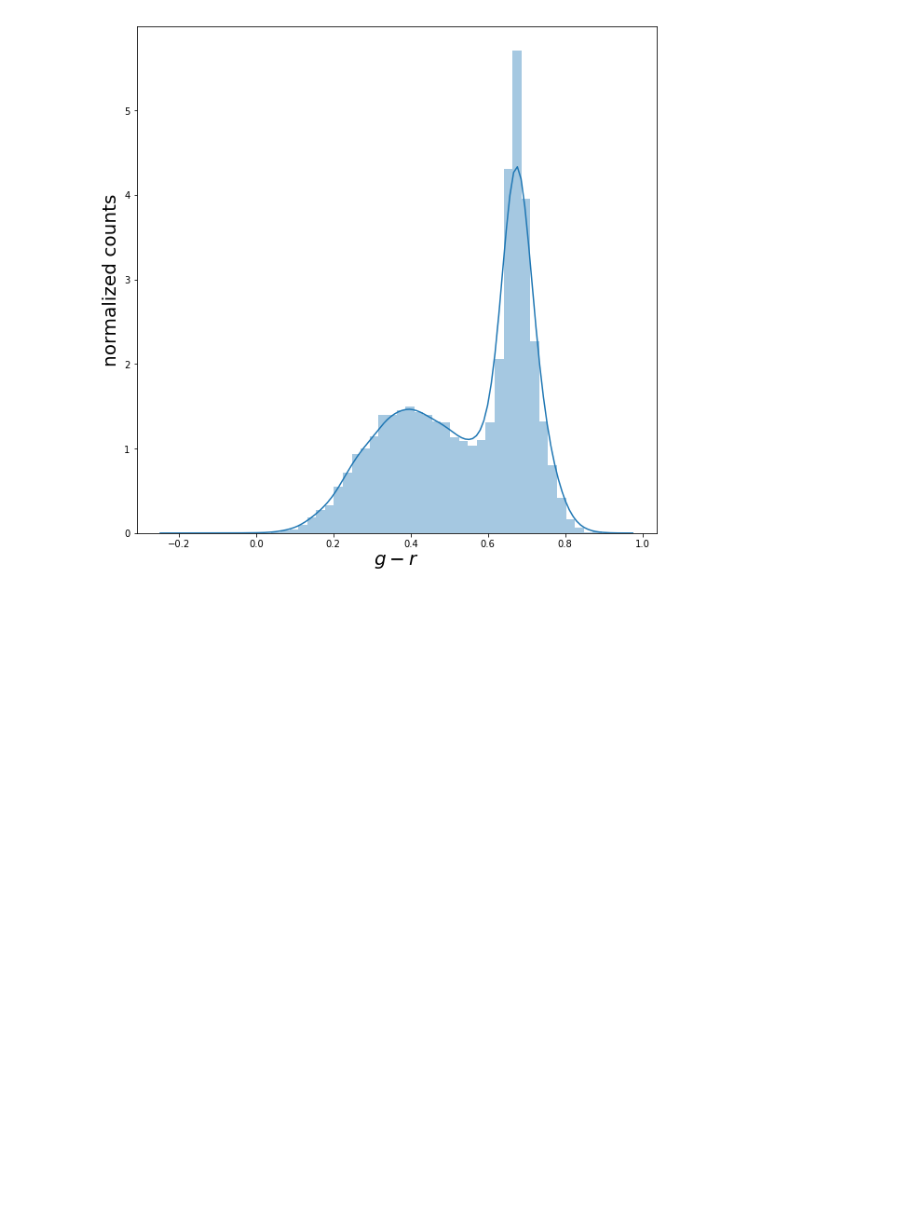
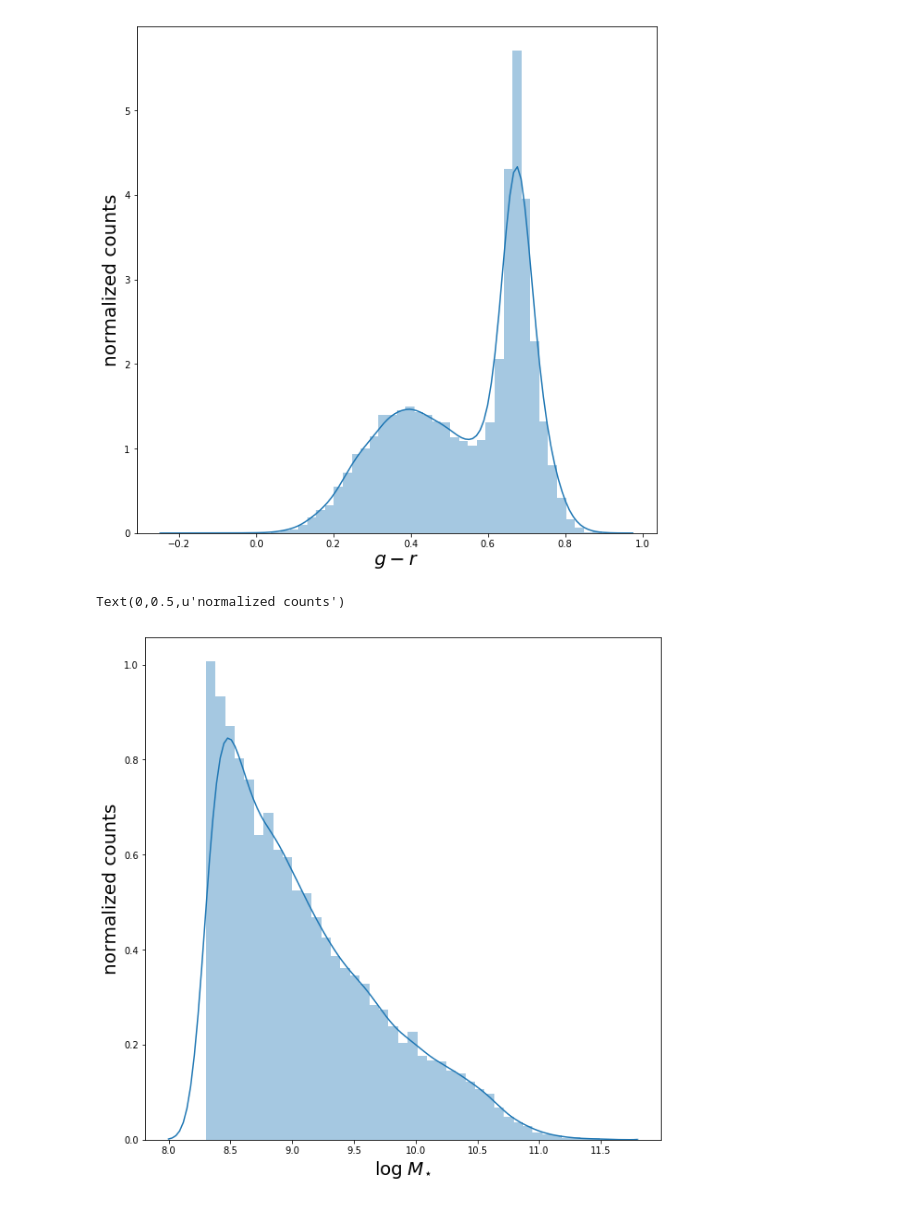
Before and after one commit to tugbabztp/Test, a Jupyter notebook: code/example.ipynb, the cells around one changed output. Saved outputs shown, nothing was run; the diff lists cells and outputs as text; code cells hidden in the pictures; blank space fills up the shorter version.

```diff
--- a/code/example.ipynb
+++ b/code/example.ipynb
@@ -6,7 +6,7 @@ import matplotlib.pyplot as plt
 # %% [output]
 Populating the interactive namespace from numpy and matplotlib
 # %%
-centrals = h5py.File("../data/eagle_central_galaxies.h5", 'r')
+centrals = h5py.File("../data/eagle_central_new_galaxies.h5", 'r')
 # %%
 logmstar = centrals["logmstar"][:]
 logmhalo = centrals["logmhalo"][:]
@@ -22,3 +22,11 @@ plt.ylabel("normalized counts" , fontsize = 20)
 # %% [output]
 Text(0,0.5,u'normalized counts')
 [figure]
+# %%
+plt.figure(figsize = (10,10))
+sns.distplot(logmstar)
+plt.xlabel(r"$\log \; M_{\star}$", fontsize = 20)
+plt.ylabel("normalized counts" , fontsize = 20)
+# %% [output]
+Text(0,0.5,u'normalized counts')
+[figure, added]
```
Also changed, not shown: parts of 6 cells of this notebook, 1 other file.
